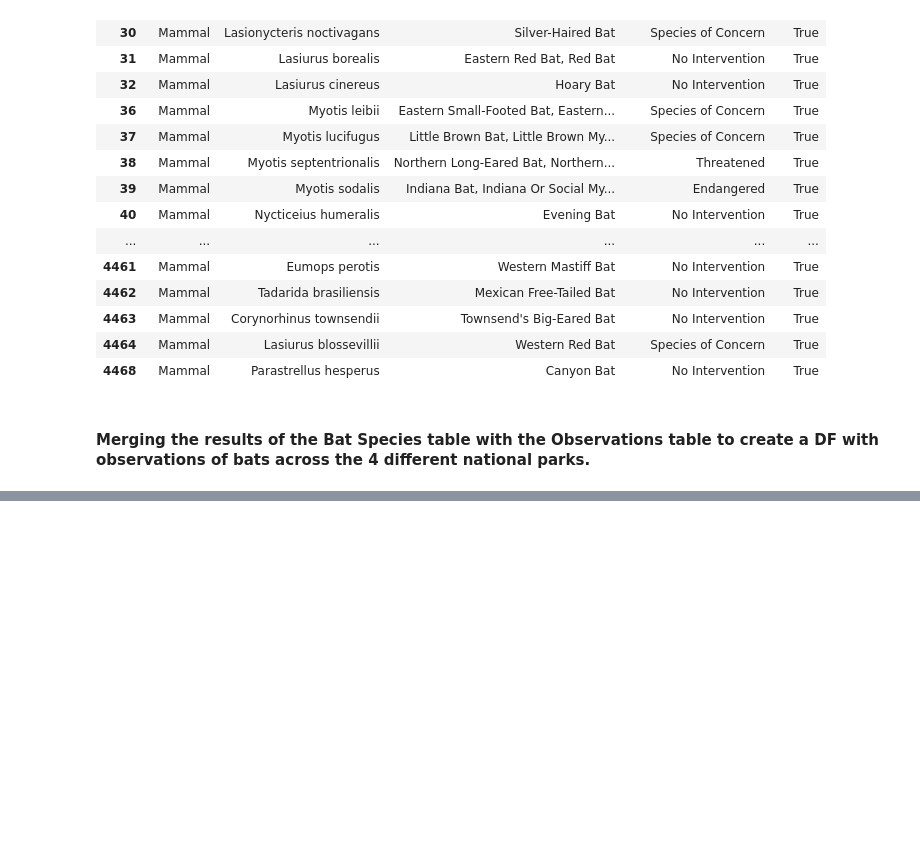
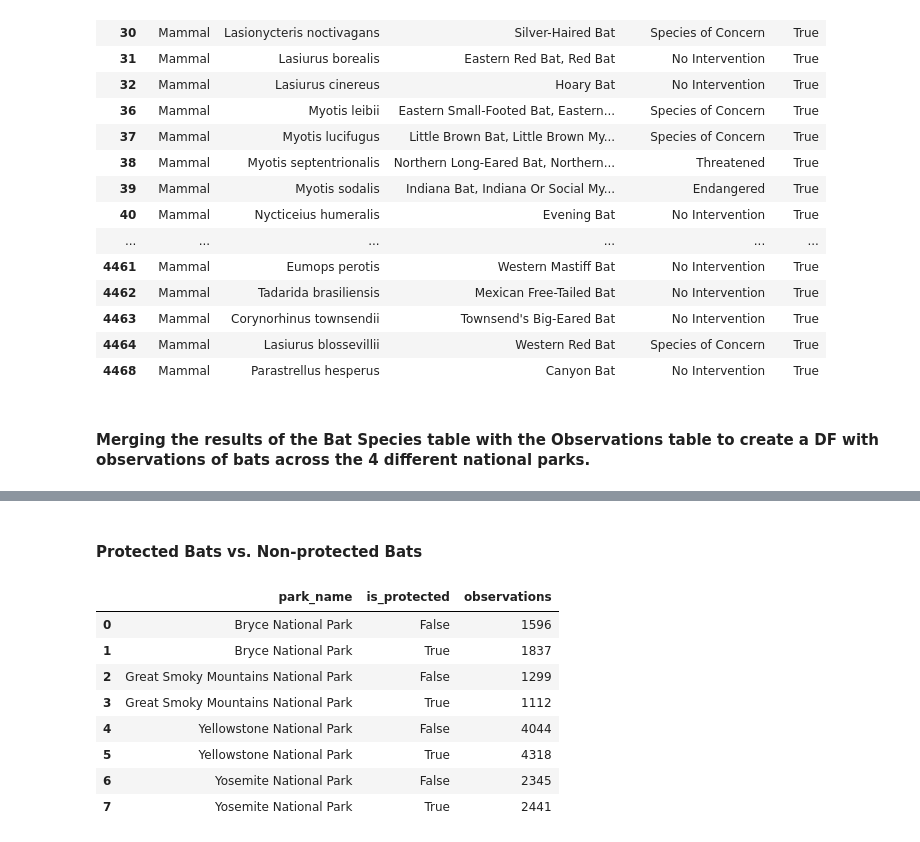
Before and after one commit to christinabeckaskenaizer/Park_Biodiversity, a Jupyter notebook: biodiversity.ipynb, the cells around one changed output, grey strips where cells are left out. Cells and saved outputs as stored; diff of their text form; code cells hidden in the pictures; blank space fills up the shorter version.

```diff
--- a/biodiversity.ipynb
+++ b/biodiversity.ipynb
@@ -315,0 +341,15 @@ species_info_df[species_info_df.is_bat]
+# %% [markdown]
+#### Protected Bats vs. Non-protected Bats
+# %%
+obs_by_park = bat_observations.groupby(['park_name', 'is_protected']).observations.sum().reset_index()
+obs_by_park
+# %% [output]
+|  | park_name | is_protected | observations |
+| 0 | Bryce National Park | False | 1596 |
+| 1 | Bryce National Park | True | 1837 |
+| 2 | Great Smoky Mountains National Park | False | 1299 |
+| 3 | Great Smoky Mountains National Park | True | 1112 |
+| 4 | Yellowstone National Park | False | 4044 |
+| 5 | Yellowstone National Park | True | 4318 |
+| 6 | Yosemite National Park | False | 2345 |
+| 7 | Yosemite National Park | True | 2441 |
```
Also changed, not shown: parts of 4 cells of this notebook.
